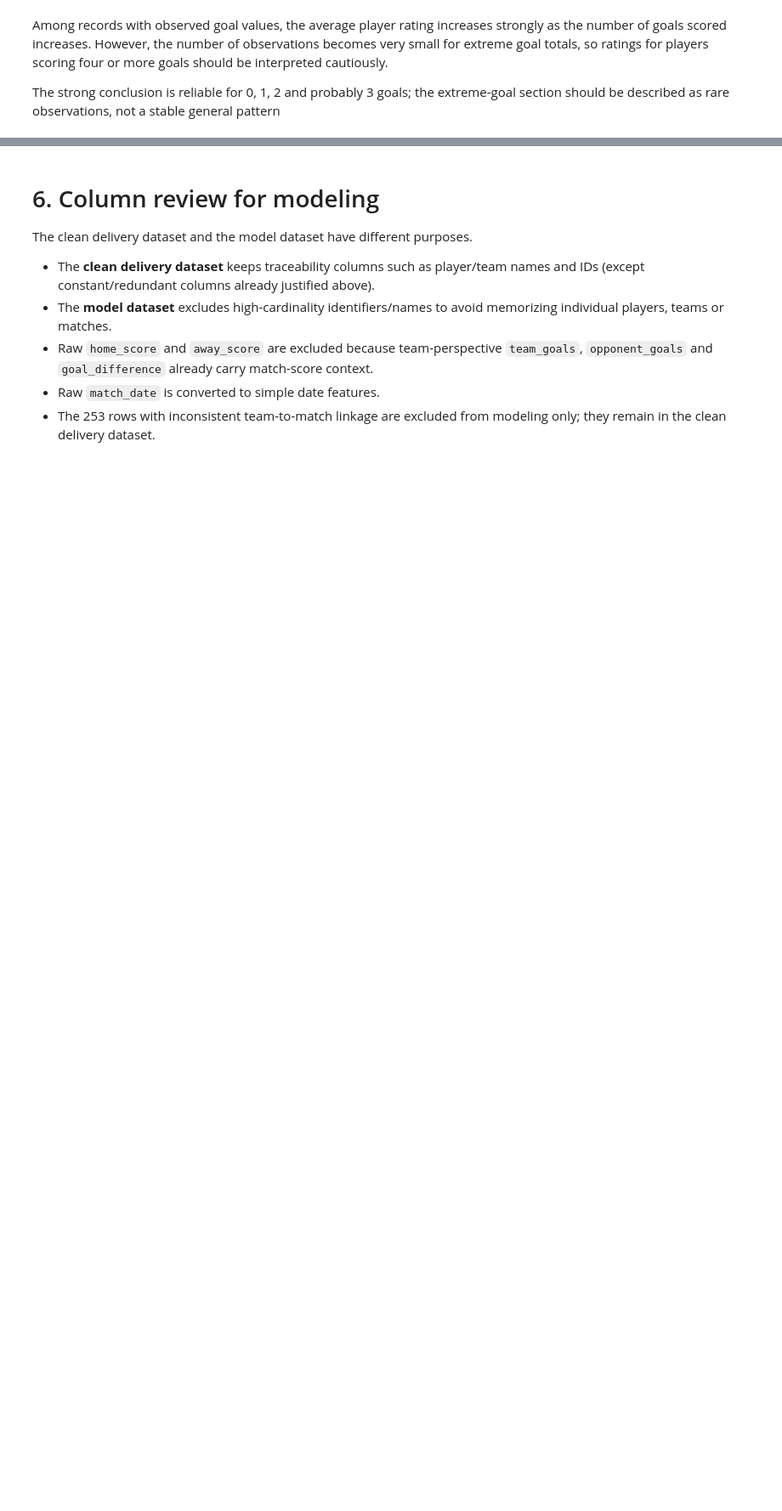
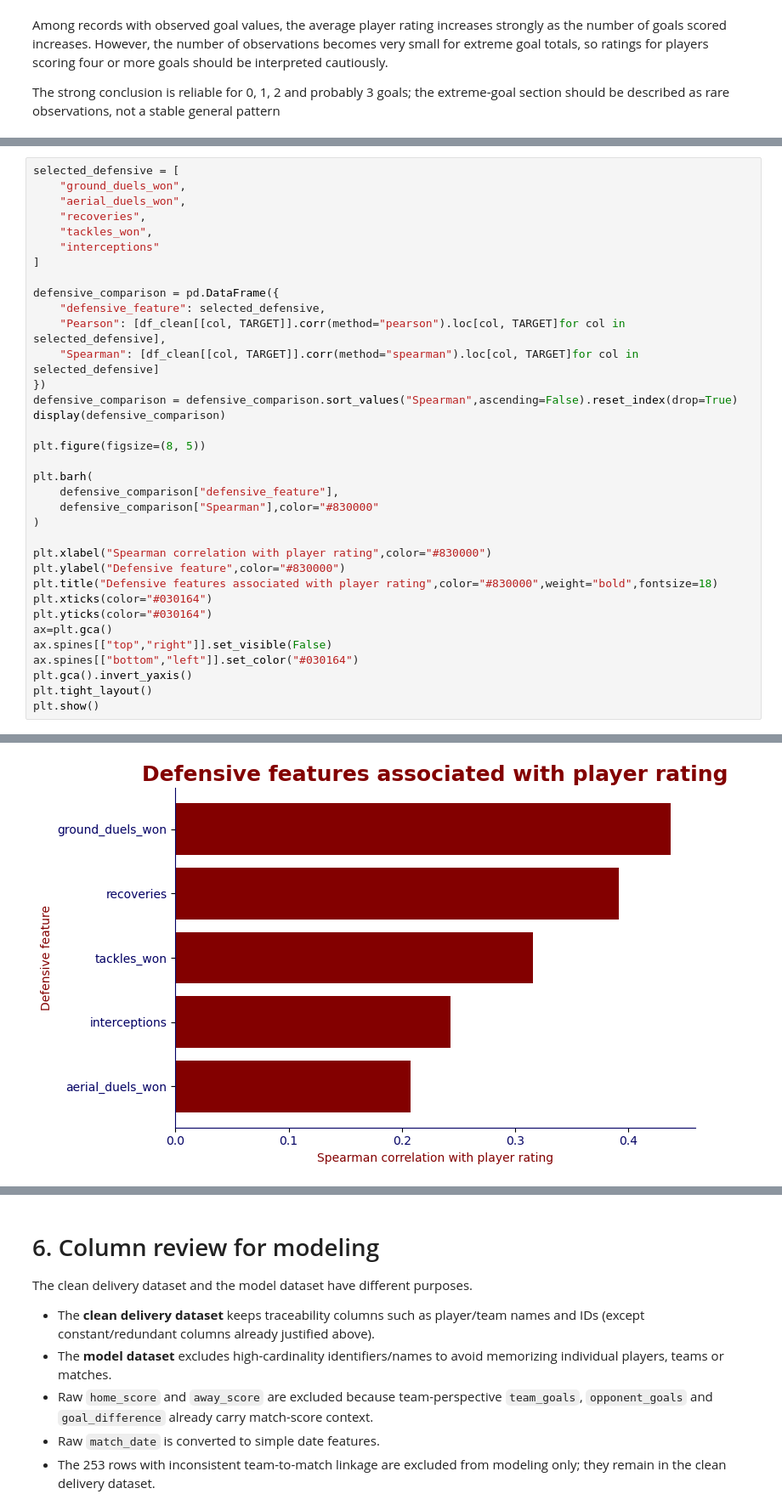
Before and after one commit to saba-ghorashi/football-player-rating-analysis, a Jupyter notebook: football_player_rating_analysis.ipynb, the cells around one changed output, grey strips where cells are left out. Shown at 85% size. Cells and saved outputs as stored; diff of their text form; blank space fills up the shorter version.

```diff
--- a/football_player_rating_analysis.ipynb
+++ b/football_player_rating_analysis.ipynb
@@ -1056,0 +1133,36 @@ plt.show()
+# %%
+selected_defensive = [
+    "ground_duels_won",
+    "aerial_duels_won",
+    "recoveries",
+    "tackles_won",
+    "interceptions"
+]
+
+defensive_comparison = pd.DataFrame({
+    "defensive_feature": selected_defensive,
+    "Pearson": [df_clean[[col, TARGET]].corr(method="pearson").loc[col, TARGET]for col in selected_defensive],
+    "Spearman": [df_clean[[col, TARGET]].corr(method="spearman").loc[col, TARGET]for col in selected_defensive]
+})
+defensive_comparison = defensive_comparison.sort_values("Spearman",ascending=False).reset_index(drop=True)
+display(defensive_comparison)
+
+plt.figure(figsize=(8, 5))
+
+plt.barh(
+    defensive_comparison["defensive_feature"],
+    defensive_comparison["Spearman"],color="#830000"
+)
+
+plt.xlabel("Spearman correlation with player rating",color="#830000")
+plt.ylabel("Defensive feature",color="#830000")
+plt.title("Defensive features associated with player rating",color="#830000",weight="bold",fontsize=18)
+plt.xticks(color="#030164")
+plt.yticks(color="#030164")
+ax=plt.gca()
+ax.spines[["top","right"]].set_visible(False)
+ax.spines[["bottom","left"]].set_color("#030164")
+plt.gca().invert_yaxis()
+plt.tight_layout()
+plt.show()
+# %% [output]
@@ -1056,0 +1175 @@ plt.show()
+[figure, added]
```
Also changed, not shown: parts of 19 cells of this notebook.
